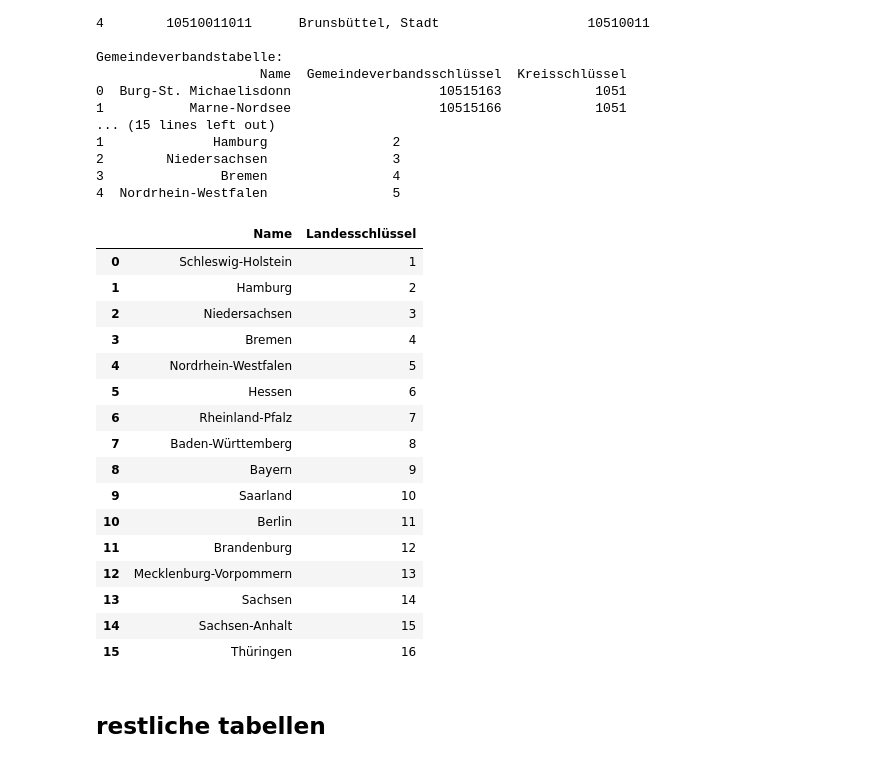
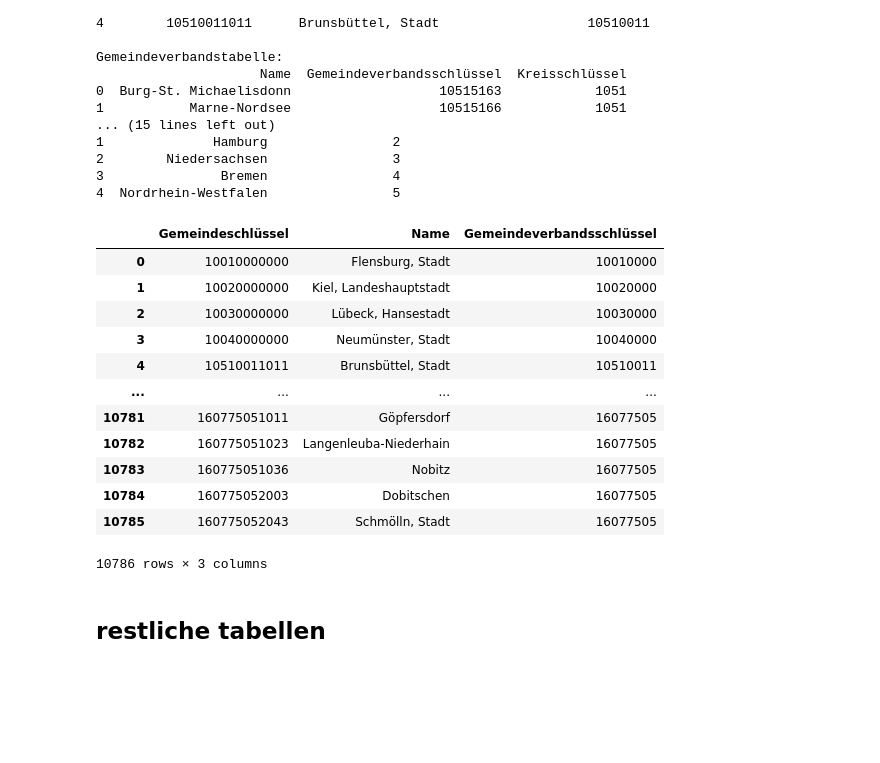
Before and after one commit to Reimser/sp3_1_studienarbeit, a Jupyter notebook: notebooks/import.ipynb, the cells around one changed output. Cells and saved outputs as stored; diff of their text form; code cells hidden in the pictures; blank space fills up the shorter version.

```diff
--- a/notebooks/import.ipynb
+++ b/notebooks/import.ipynb
@@ -238,25 +229,21 @@ Gemeindeverbandstabelle:
 3               Bremen                4
 4  Nordrhein-Westfalen                5
 # %%
-regionalebenen['Land']
+regionalebenen['Gemeinde']
 # %% [output]
-|  | Name | Landesschlüssel |
-| 0 | Schleswig-Holstein | 1 |
-| 1 | Hamburg | 2 |
-| 2 | Niedersachsen | 3 |
-| 3 | Bremen | 4 |
-| 4 | Nordrhein-Westfalen | 5 |
-| 5 | Hessen | 6 |
-| 6 | Rheinland-Pfalz | 7 |
-| 7 | Baden-Württemberg | 8 |
-| 8 | Bayern | 9 |
-| 9 | Saarland | 10 |
-| 10 | Berlin | 11 |
-| 11 | Brandenburg | 12 |
-| 12 | Mecklenburg-Vorpommern | 13 |
-| 13 | Sachsen | 14 |
-| 14 | Sachsen-Anhalt | 15 |
-| 15 | Thüringen | 16 |
+|  | Gemeindeschlüssel | Name | Gemeindeverbandsschlüssel |
+| 0 | 10010000000 | Flensburg, Stadt | 10010000 |
+| 1 | 10020000000 | Kiel, Landeshauptstadt | 10020000 |
+| 2 | 10030000000 | Lübeck, Hansestadt | 10030000 |
+| 3 | 10040000000 | Neumünster, Stadt | 10040000 |
+| 4 | 10510011011 | Brunsbüttel, Stadt | 10510011 |
+| ... | ... | ... | ... |
+| 10781 | 160775051011 | Göpfersdorf | 16077505 |
+| 10782 | 160775051023 | Langenleuba-Niederhain | 16077505 |
+| 10783 | 160775051036 | Nobitz | 16077505 |
+| 10784 | 160775052003 | Dobitschen | 16077505 |
+| 10785 | 160775052043 | Schmölln, Stadt | 16077505 |
+10786 rows × 3 columns
 # %% [markdown]
 ## restliche tabellen
 # %%
```
Also changed, not shown: parts of 10 cells of this notebook, 3 other files.
